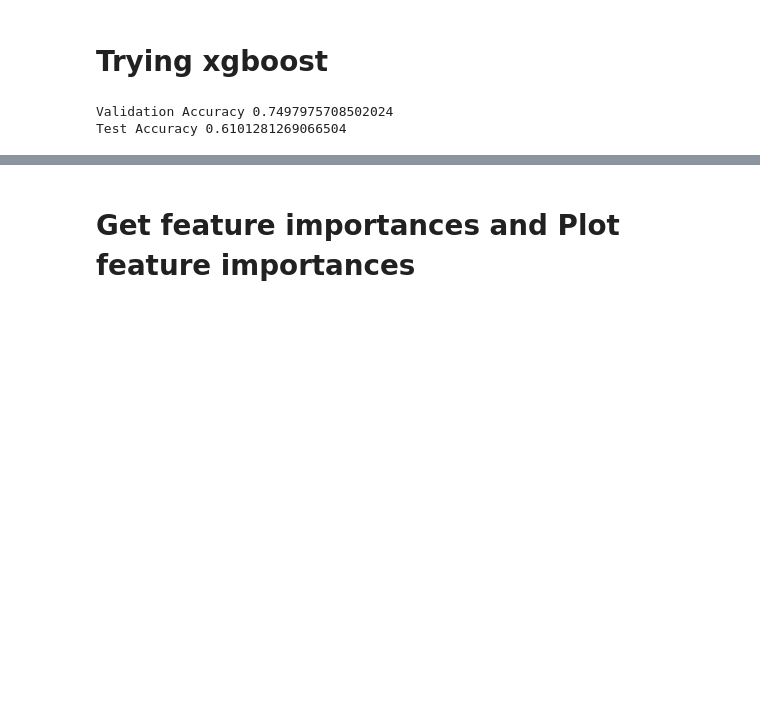
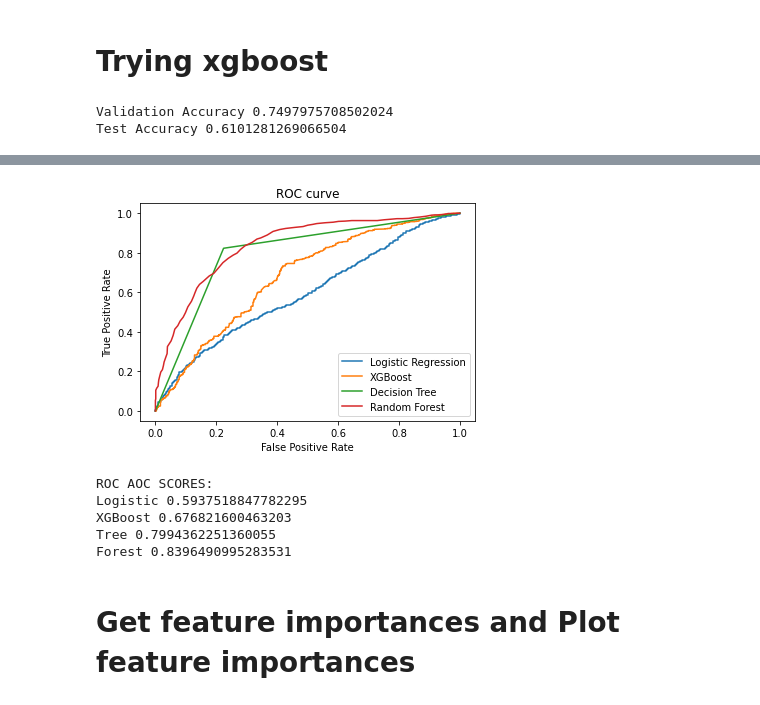
Before and after one commit to alfaroqueIslam/cricket-match-results, a Jupyter notebook: notebooks/Unit_2_Project.ipynb, the cells around one changed output, grey strips where cells are left out. Drawn from its saved outputs; the diff is of its cells as text; code cells hidden in the pictures; blank space fills up the shorter version.

```diff
--- a/notebooks/Unit_2_Project.ipynb
+++ b/notebooks/Unit_2_Project.ipynb
@@ -512,0 +607,4 @@ Test Accuracy 0.6101281269066504
+# %%
+y_testb = y_test.replace({'Won': 1, 'Lost': 0})
+y_testb.head()
+y_test
@@ -513,3 +624,49 @@ Test Accuracy 0.6101281269066504
+# %%
+y_pred_prob_tree1 = pipeline1.predict_proba(X_test)[:, -1]
+yn1 = np.where(y_pred_prob_tree1=='Won', 1, y_pred_prob_tree1)
+yn1 = np.where(yn1=='Lost', 0, yn1)
+
+fpr1, tpr1, thresholds1 = roc_curve(y_testb, yn1)
+y_pred_prob_tree2 = pipeline2.predict_proba(X_test)[:, -1]
+yn2 = np.where(y_pred_prob_tree2=='Won', 1, y_pred_prob_tree2)
+yn2 = np.where(yn2=='Lost', 0, yn2)
+
+fpr2, tpr2, thresholds2 = roc_curve(y_testb, yn2)
+y_pred_prob_tree3 = pipeline3.predict_proba(X_test)[:, -1]
+yn3 = np.where(y_pred_prob_tree3=='Won', 1, y_pred_prob_tree3)
+yn3 = np.where(yn3=='Lost', 0, yn3)
+
+fpr3, tpr3, thresholds3 = roc_curve(y_testb, yn3)
+y_pred_prob_tree4 = pipeline4.predict_proba(X_test)[:, -1]
+yn4 = np.where(y_pred_prob_tree4=='Won', 1, y_pred_prob_tree4)
+yn4 = np.where(yn4=='Lost', 0, yn4)
+
+fpr4, tpr4, thresholds4 = roc_curve(y_testb, yn4)
+# %%
+import matplotlib.pyplot as plt
+
+plt.plot(fpr1, tpr1, label='Logistic Regression')
+plt.plot(fpr4, tpr4, label='XGBoost')
+plt.plot(fpr2, tpr2, label='Decision Tree')
+plt.plot(fpr3, tpr3, label='Random Forest')
+plt.legend()
+plt.title('ROC curve')
+plt.xlabel('False Positive Rate')
+plt.ylabel('True Positive Rate');
+# %% [output]
+[figure, added]
+# %%
+print('ROC AOC SCORES:')
+print('Logistic', roc_auc_score(y_testb, yn1))
+print('XGBoost', roc_auc_score(y_testb, yn4))
+print('Tree', roc_auc_score(y_testb, yn2))
+print('Forest', roc_auc_score(y_testb, yn3))
+# %% [output]
+ROC AOC SCORES:
+Logistic 0.5937518847782295
+XGBoost 0.676821600463203
+Tree 0.7994362251360055
+Forest 0.8396490995283531
 # %% [markdown]
 # Get feature importances and Plot feature importances
 # %%
```
Also changed, not shown: parts of 37 cells of this notebook.
